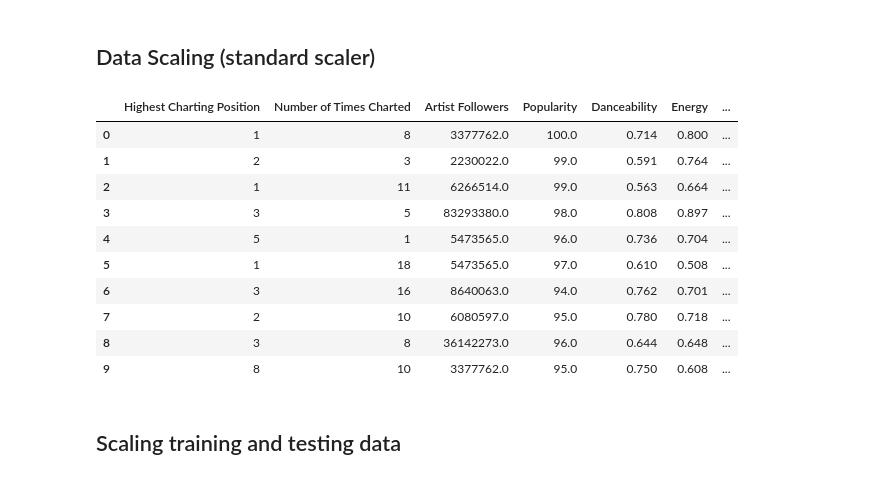
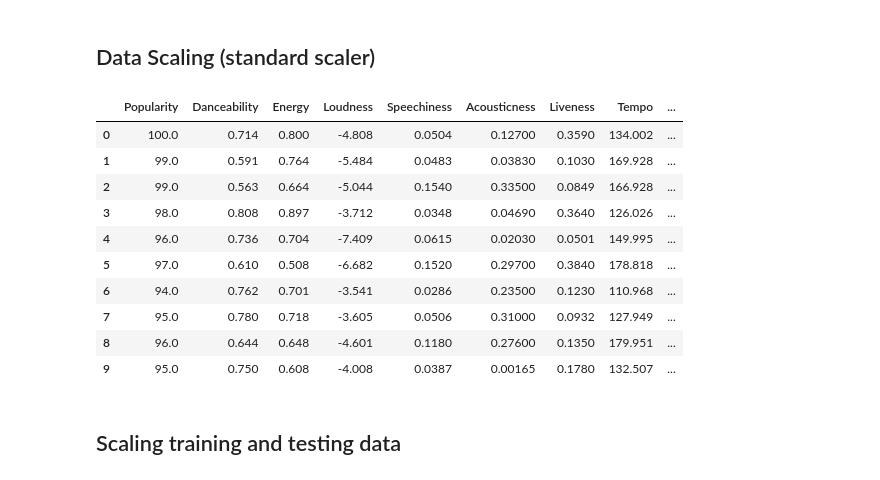
Before and after one commit to RSBalchII/cohort-15-data-science, a Jupyter notebook: Colab_Notebooks/Module-4/Project/Project.4-Spotify/Spotify.Description.for.Students.ipynb, the cells around one changed output. Drawn from its saved outputs; the diff is of its cells as text; code cells hidden in the pictures.

Commit message:
project 4 standard scaling complete

```diff
--- a/Colab_Notebooks/Module-4/Project/Project.4-Spotify/Spotify.Description.for.Students.ipynb
+++ b/Colab_Notebooks/Module-4/Project/Project.4-Spotify/Spotify.Description.for.Students.ipynb
@@ -450,21 +468,29 @@ df_scaling_std = df_2.copy()
+# %%
+df_clean_2.drop('Number of Times Charted', axis = 1, inplace = True)
+# %%
+df_clean_2.drop('Artist Followers', axis = 1, inplace = True)
+# %%
+df_scaling = df_clean_2.copy()
 # %% [markdown]
 # Data Scaling
 # %% [markdown]
 ## Data Scaling (standard scaler)
+# %%
+df_3_std = df_scaling.copy()
 # %%
-df_scaling_std.head(10)
+df_3_std.head(10)
 # %% [output]
-|  | Highest Charting Position | Number of Times Charted | Artist Followers | Popularity | Danceability | Energy | ... |
-| 0 | 1 | 8 | 3377762.0 | 100.0 | 0.714 | 0.800 | ... |
-| 1 | 2 | 3 | 2230022.0 | 99.0 | 0.591 | 0.764 | ... |
-| 2 | 1 | 11 | 6266514.0 | 99.0 | 0.563 | 0.664 | ... |
-| 3 | 3 | 5 | 83293380.0 | 98.0 | 0.808 | 0.897 | ... |
-| 4 | 5 | 1 | 5473565.0 | 96.0 | 0.736 | 0.704 | ... |
-| 5 | 1 | 18 | 5473565.0 | 97.0 | 0.610 | 0.508 | ... |
-| 6 | 3 | 16 | 8640063.0 | 94.0 | 0.762 | 0.701 | ... |
-| 7 | 2 | 10 | 6080597.0 | 95.0 | 0.780 | 0.718 | ... |
-| 8 | 3 | 8 | 36142273.0 | 96.0 | 0.644 | 0.648 | ... |
-| 9 | 8 | 10 | 3377762.0 | 95.0 | 0.750 | 0.608 | ... |
+|  | Popularity | Danceability | Energy | Loudness | Speechiness | Acousticness | Liveness | Tempo | ... |
+| 0 | 100.0 | 0.714 | 0.800 | -4.808 | 0.0504 | 0.12700 | 0.3590 | 134.002 | ... |
+| 1 | 99.0 | 0.591 | 0.764 | -5.484 | 0.0483 | 0.03830 | 0.1030 | 169.928 | ... |
+| 2 | 99.0 | 0.563 | 0.664 | -5.044 | 0.1540 | 0.33500 | 0.0849 | 166.928 | ... |
+| 3 | 98.0 | 0.808 | 0.897 | -3.712 | 0.0348 | 0.04690 | 0.3640 | 126.026 | ... |
+| 4 | 96.0 | 0.736 | 0.704 | -7.409 | 0.0615 | 0.02030 | 0.0501 | 149.995 | ... |
+| 5 | 97.0 | 0.610 | 0.508 | -6.682 | 0.1520 | 0.29700 | 0.3840 | 178.818 | ... |
+| 6 | 94.0 | 0.762 | 0.701 | -3.541 | 0.0286 | 0.23500 | 0.1230 | 110.968 | ... |
+| 7 | 95.0 | 0.780 | 0.718 | -3.605 | 0.0506 | 0.31000 | 0.0932 | 127.949 | ... |
+| 8 | 96.0 | 0.644 | 0.648 | -4.601 | 0.1180 | 0.27600 | 0.1350 | 179.951 | ... |
+| 9 | 95.0 | 0.750 | 0.608 | -4.008 | 0.0387 | 0.00165 | 0.1780 | 132.507 | ... |
 # %%
 x = df_3_std.drop(['Popularity'], axis=1)
 y = df_3_std['Popularity']
```
Also changed, not shown: parts of 24 cells of this notebook, 2 other files.
